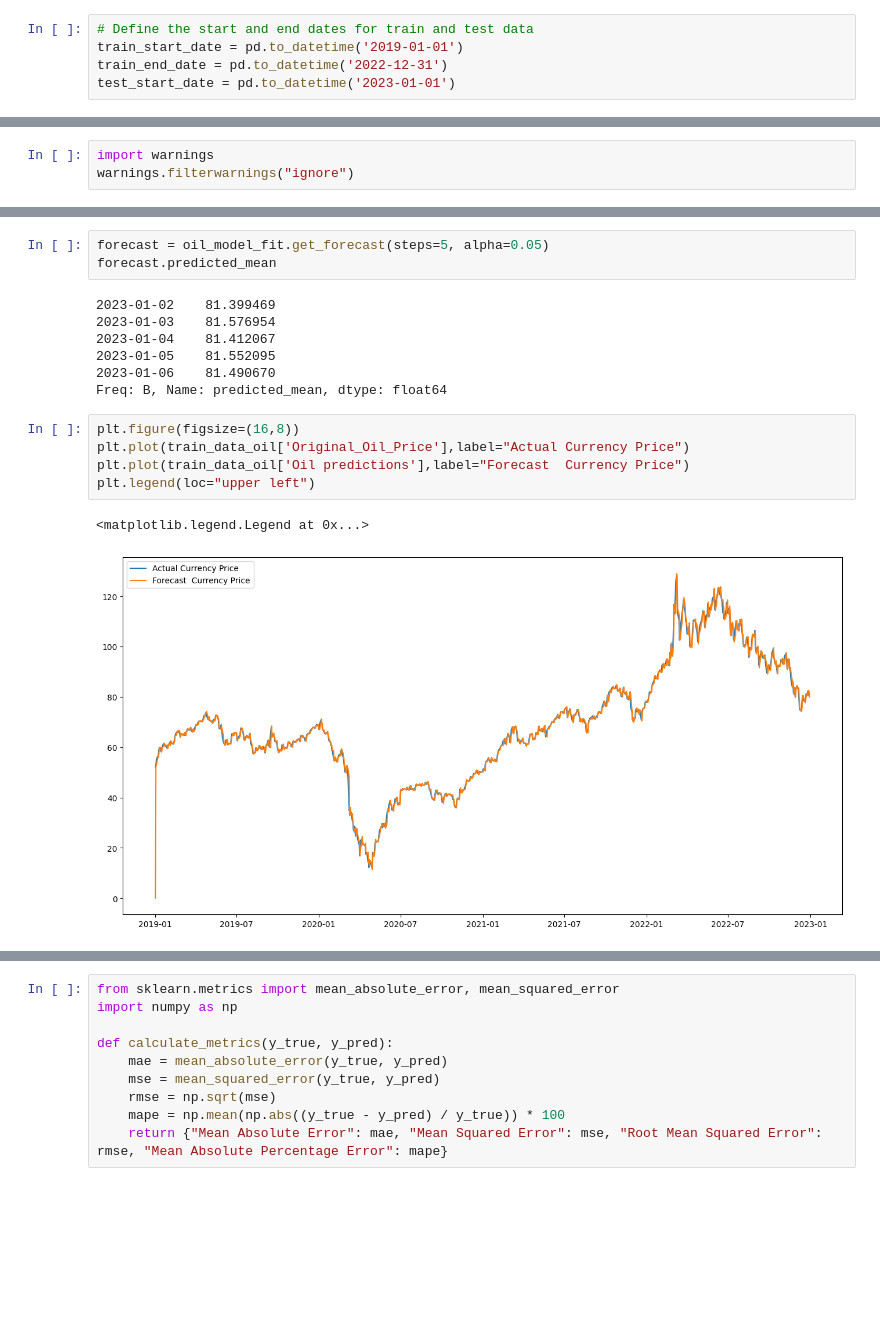
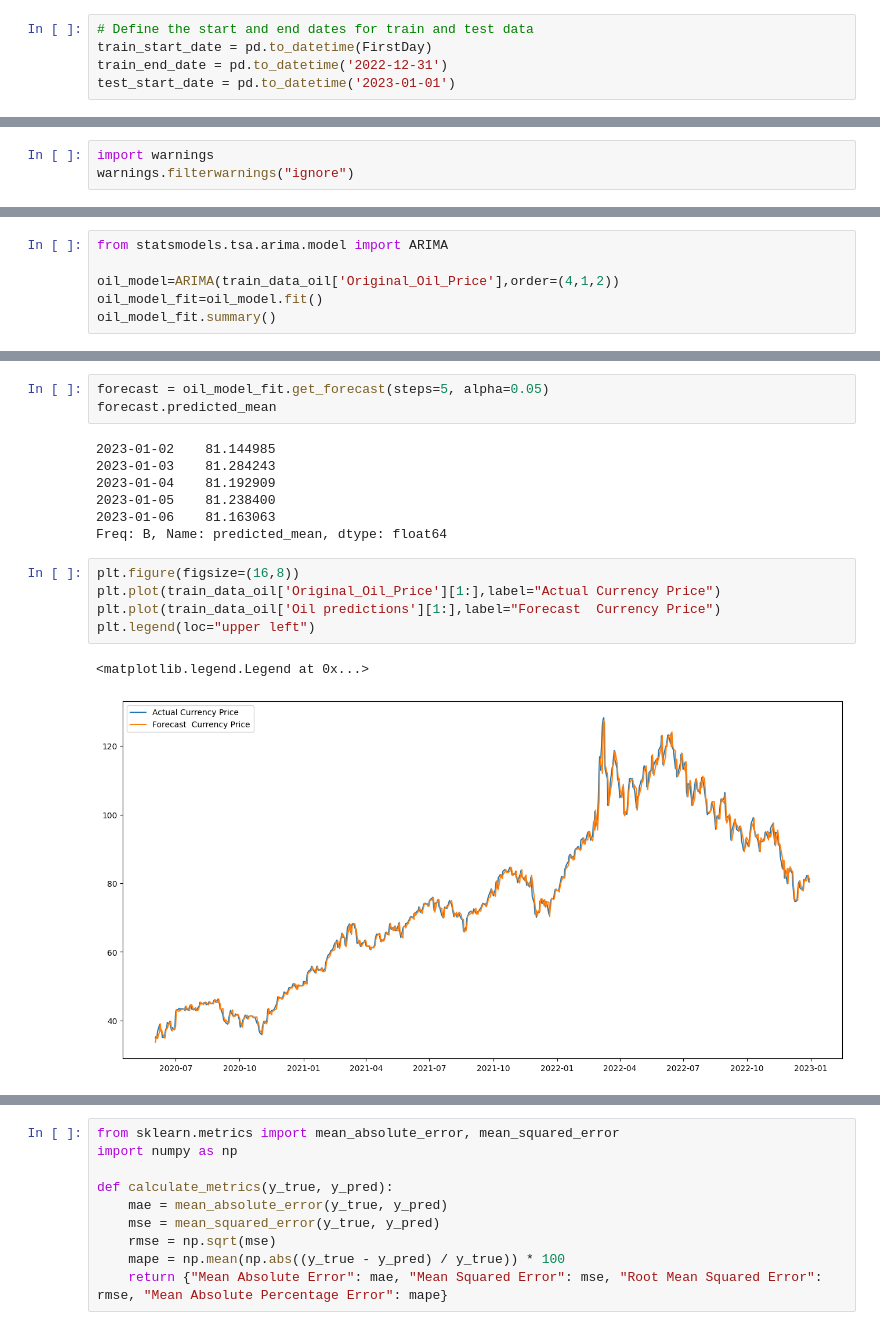
Before and after one commit to pravin-raut/MachineLearning, a Jupyter notebook: dissertation/Oil_Forecast_v2.ipynb, the cells around one changed output, grey strips where cells are left out. Drawn from its saved outputs; the diff is of its cells as text; blank space fills up the shorter version.

```diff
--- a/dissertation/Oil_Forecast_v2.ipynb
+++ b/dissertation/Oil_Forecast_v2.ipynb
@@ -145,6 +173,6 @@ plot_pacf_values(OilPriceInUSD['Original_Oil_Price'].diff(2),10)
 # %%
 # Define the start and end dates for train and test data
-train_start_date = pd.to_datetime('2019-01-01')
+train_start_date = pd.to_datetime(FirstDay)
 train_end_date = pd.to_datetime('2022-12-31')
 test_start_date = pd.to_datetime('2023-01-01')
 # %%
@@ -241,2 +273,8 @@ SARIMAX Results
 Warnings:
 [1] Covariance matrix calculated using the outer product of gradients (complex-step).
+# %%
+from statsmodels.tsa.arima.model import ARIMA
+
+oil_model=ARIMA(train_data_oil['Original_Oil_Price'],order=(4,1,2))
+oil_model_fit=oil_model.fit()
+oil_model_fit.summary()
@@ -276,17 +346,17 @@ train_data_oil
 forecast = oil_model_fit.get_forecast(steps=5, alpha=0.05)
 forecast.predicted_mean
 # %% [output]
-2023-01-02    81.399469
-2023-01-03    81.576954
-2023-01-04    81.412067
-2023-01-05    81.552095
-2023-01-06    81.490670
+2023-01-02    81.144985
+2023-01-03    81.284243
+2023-01-04    81.192909
+2023-01-05    81.238400
+2023-01-06    81.163063
 Freq: B, Name: predicted_mean, dtype: float64
 # %%
 plt.figure(figsize=(16,8))
-plt.plot(train_data_oil['Original_Oil_Price'],label="Actual Currency Price")
-plt.plot(train_data_oil['Oil predictions'],label="Forecast  Currency Price")
+plt.plot(train_data_oil['Original_Oil_Price'][1:],label="Actual Currency Price")
+plt.plot(train_data_oil['Oil predictions'][1:],label="Forecast  Currency Price")
 plt.legend(loc="upper left")
 # %% [output]
 <matplotlib.legend.Legend at 0x...>
-[figure, old version]
+[figure, new version]
```
Also changed, not shown: parts of 34 cells of this notebook.
